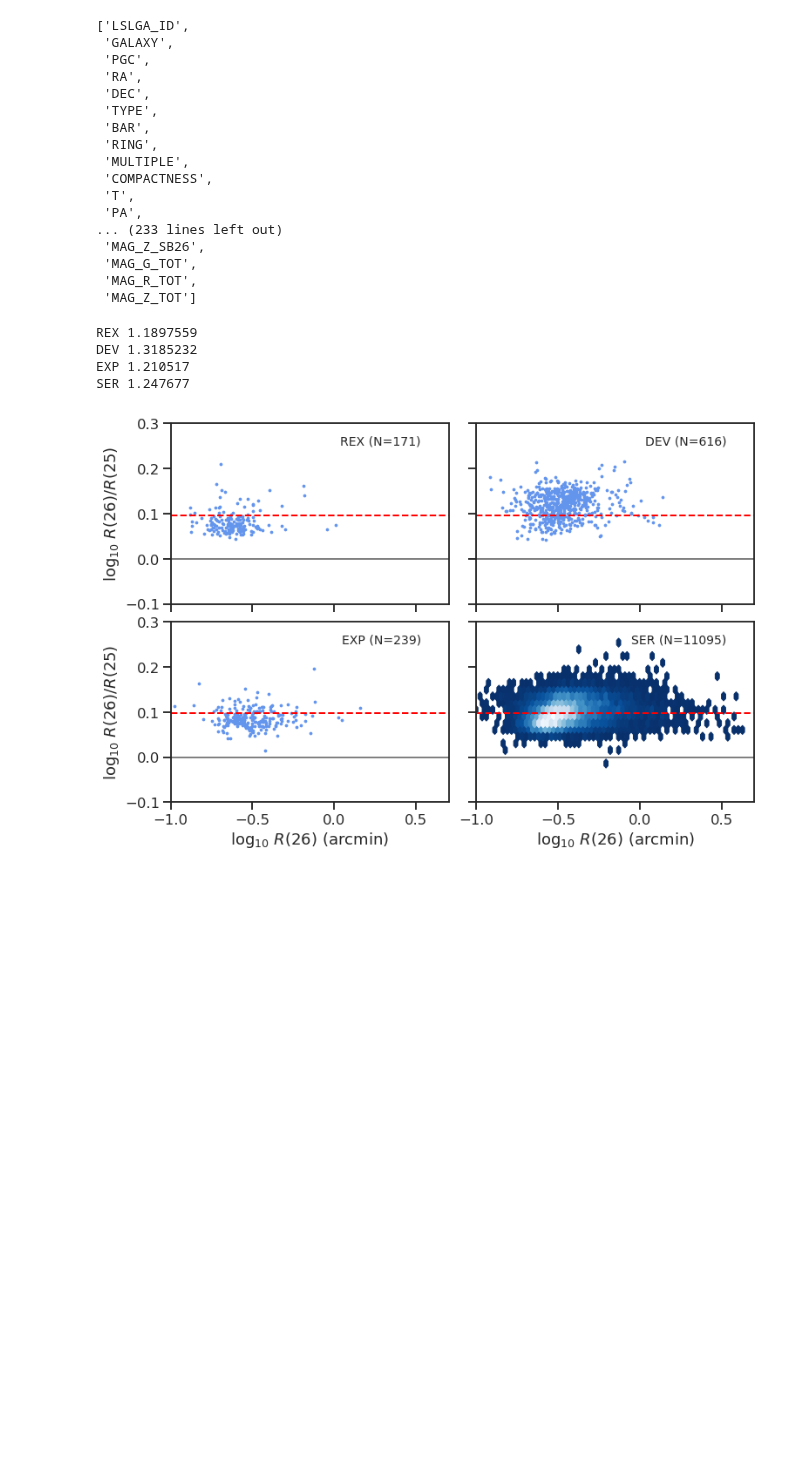
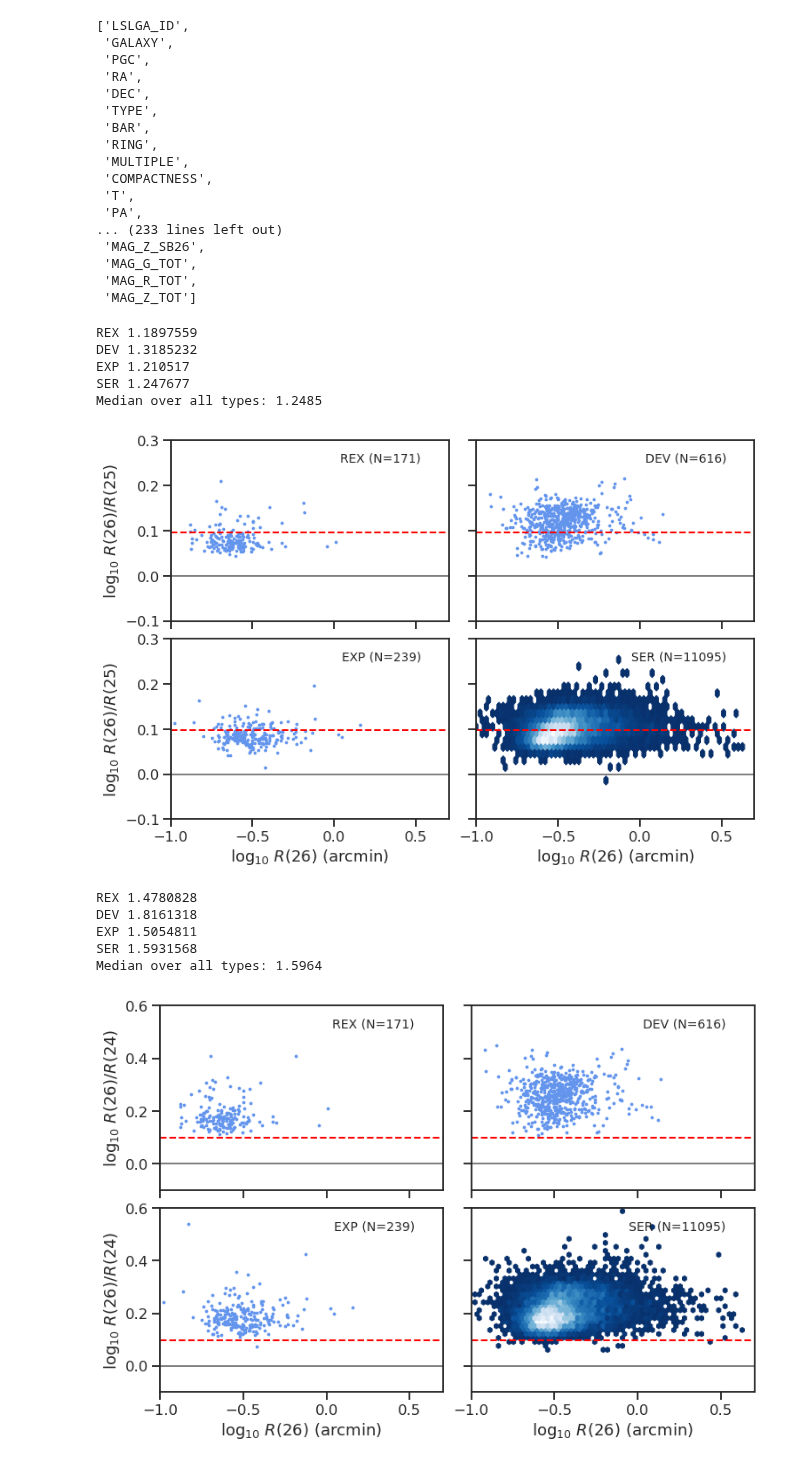
Before and after one commit to legacysurvey/legacypipe, a Jupyter notebook: doc/nb/qa-lslga-ellipse.ipynb, the cells around one changed output. Saved outputs shown, nothing was run; the diff lists cells and outputs as text; code cells hidden in the pictures; blank space fills up the shorter version.

```diff
--- a/doc/nb/qa-lslga-ellipse.ipynb
+++ b/doc/nb/qa-lslga-ellipse.ipynb
@@ -155,9 +155,42 @@ ax[1, 0].set_ylabel(r'$\log_{10}\ R(26) / R(25)$')
 ax[1, 0].set_xlabel(r'$\log_{10}\ R(26)$ (arcmin)')
 ax[1, 1].set_xlabel(r'$\log_{10}\ R(26)$ (arcmin)')
 fig.subplots_adjust(hspace=0.1, wspace=0.1)
+print('Median over all types: {:.4f}'.format(np.median(plslga['RADIUS_SB26'] / plslga['RADIUS_SB25'])))
 # %% [output]
 REX 1.1897559
 DEV 1.3185232
 EXP 1.210517
 SER 1.247677
+Median over all types: 1.2485
 [figure]
+# %%
+fig, ax = plt.subplots(2, 2, figsize=(12, 8), sharey=True, sharex=True)
+for ax1, typ in zip(ax.flat, ['REX', 'DEV', 'EXP', 'SER']):
+    ww = np.where(plslga['TYPE'] == typ)[0]
+    xx = plslga['RADIUS_SB26'][ww] / 60
+    yy = plslga['RADIUS_SB26'][ww] / plslga['RADIUS_SB24'][ww]
+    print(typ, np.median(yy))
+    ax1.set_xlim(-1, 0.7)
+    ax1.set_ylim(-0.1, 0.6)
+    ax1.axhline(y=0, ls='-', lw=2, color='gray')
+    ax1.axhline(y=np.log10(1.25), ls='--', lw=2, color='red')
+    if typ == 'SER':
+        ax1.hexbin(np.log10(xx), np.log10(yy), mincnt=1, cmap=plt.cm.Blues_r)
+    else:
+        ax1.scatter(np.log10(xx), np.log10(yy), s=5, color='cornflowerblue')
+    ax1.text(0.9, 0.9, '{} (N={})'.format(typ, len(ww)),
+             transform=ax1.transAxes, ha='right', va='center',
+             fontsize=14)
+ax[0, 0].set_ylabel(r'$\log_{10}\ R(26) / R(24)$')
+ax[1, 0].set_ylabel(r'$\log_{10}\ R(26) / R(24)$')
+ax[1, 0].set_xlabel(r'$\log_{10}\ R(26)$ (arcmin)')
+ax[1, 1].set_xlabel(r'$\log_{10}\ R(26)$ (arcmin)')
+fig.subplots_adjust(hspace=0.1, wspace=0.1)
+print('Median over all types: {:.4f}'.format(np.median(plslga['RADIUS_SB26'] / plslga['RADIUS_SB24'])))
+# %% [output]
+REX 1.4780828
+DEV 1.8161318
+EXP 1.5054811
+SER 1.5931568
+Median over all types: 1.5964
+[figure, added]
```
Also changed, not shown: 1 other file.
